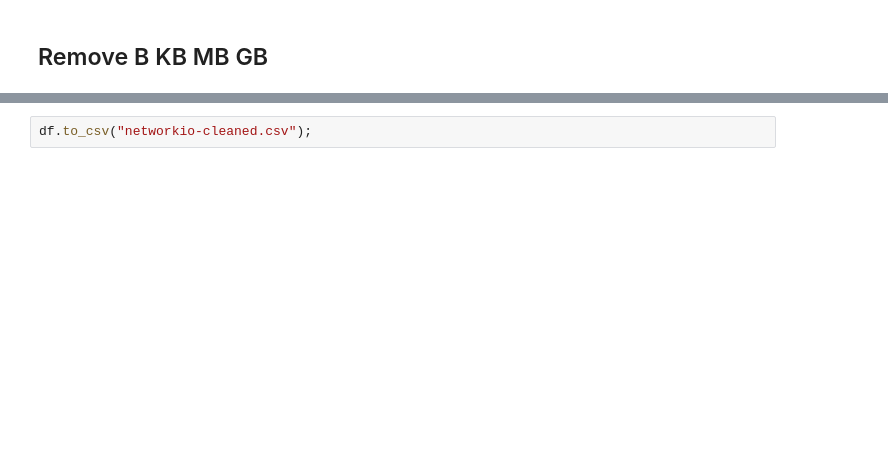
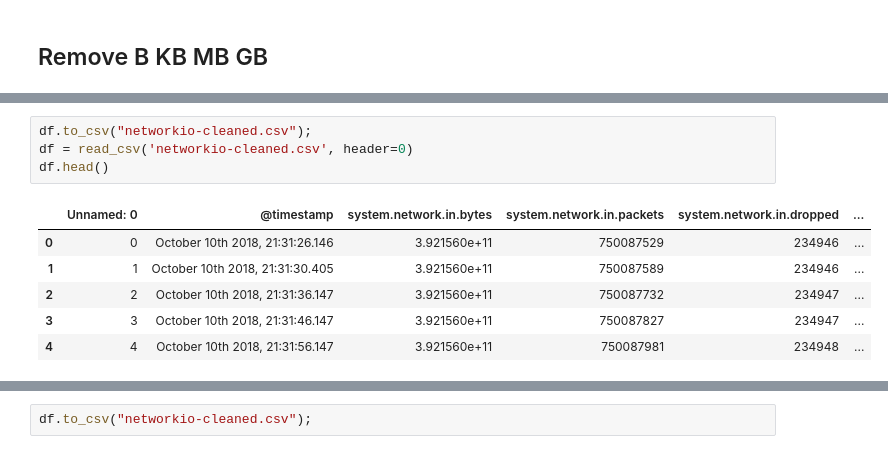
Before and after one commit to AnoML/DataPreprocessing, a Jupyter notebook: preprocessing-networkio/preprocess.ipynb, the cells around one changed output, grey strips where cells are left out. Drawn from its saved outputs; the diff is of its cells as text; blank space fills up the shorter version.

```diff
--- a/preprocessing-networkio/preprocess.ipynb
+++ b/preprocessing-networkio/preprocess.ipynb
@@ -53,0 +54,11 @@ df.head()
+# %%
+df.to_csv("networkio-cleaned.csv");
+df = read_csv('networkio-cleaned.csv', header=0)
+df.head()
+# %% [output]
+|  | Unnamed: 0 | @timestamp | system.network.in.bytes | system.network.in.packets | system.network.in.dropped | ... |
+| 0 | 0 | October 10th 2018, 21:31:26.146 | 3.921560e+11 | 750087529 | 234946 | ... |
+| 1 | 1 | October 10th 2018, 21:31:30.405 | 3.921560e+11 | 750087589 | 234946 | ... |
+| 2 | 2 | October 10th 2018, 21:31:36.147 | 3.921560e+11 | 750087732 | 234947 | ... |
+| 3 | 3 | October 10th 2018, 21:31:46.147 | 3.921560e+11 | 750087827 | 234947 | ... |
+| 4 | 4 | October 10th 2018, 21:31:56.147 | 3.921560e+11 | 750087981 | 234948 | ... |
```
Also changed, not shown: parts of 5 cells of this notebook, 1 other file.
